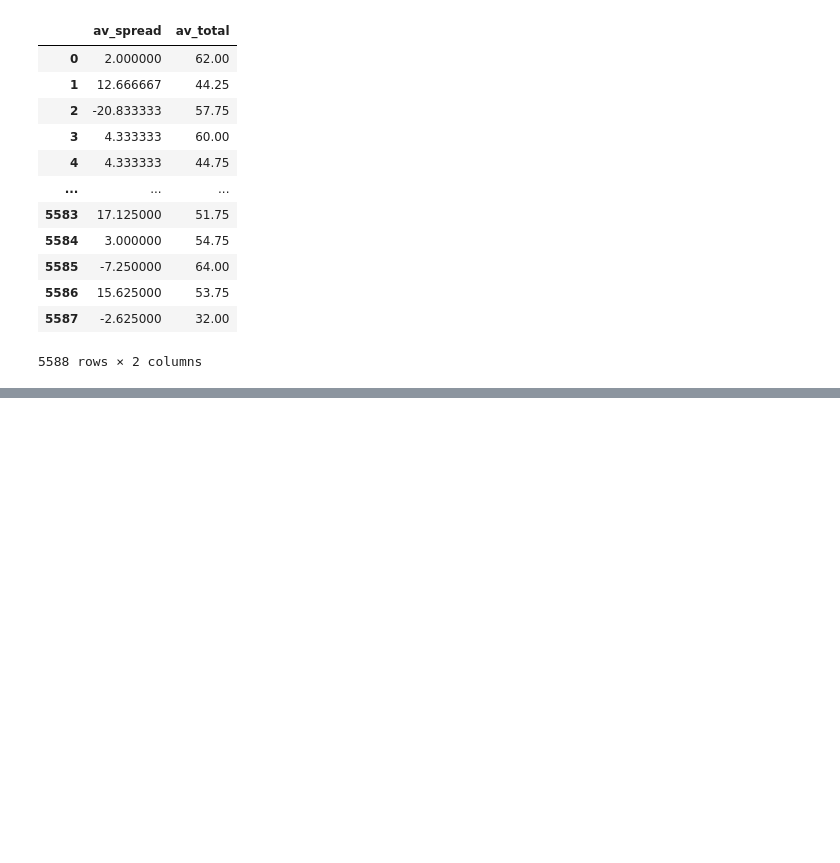
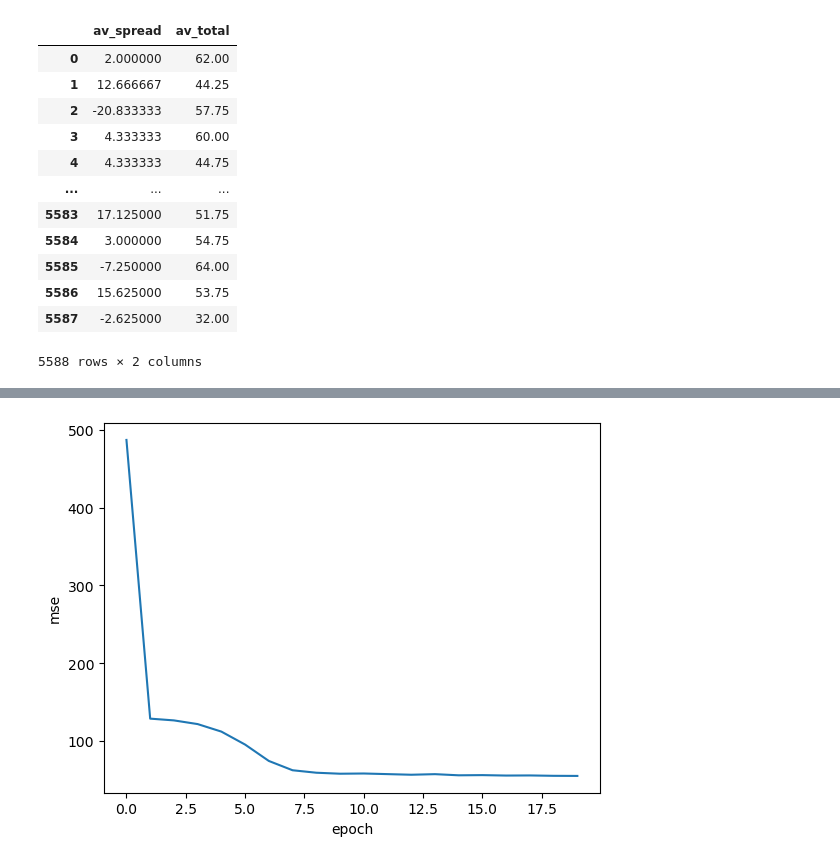
Before and after one commit to dyeds/PIC-16B-Project, a Jupyter notebook: TeamData.ipynb, the cells around one changed output, grey strips where cells are left out. Saved outputs shown, nothing was run; the diff lists cells and outputs as text; code cells hidden in the pictures; blank space fills up the shorter version.

```diff
--- a/TeamData.ipynb
+++ b/TeamData.ipynb
@@ -403,6 +392,6 @@ predict_df  #y
 df = pd.DataFrame()
 
 X = np.array(parameters_df,dtype=np.float32)
-# y=np.array(predict_df,dtype=np.float32)  I think we need this too?
+y = np.array(predict_df,dtype=np.float32)
 
 X_train, X_test, y_train, y_test = train_test_split(X,y,test_size=0.3)
@@ -458,0 +446,6 @@ df.loc[df['av_spread'] == 0]
+# %%
+plt.plot(history.history["mse"])
+plt.gca().set(xlabel="epoch",ylabel="mse")
+plt.show()
+# %% [output]
+[figure, added]
```
Also changed, not shown: parts of 26 cells of this notebook.
